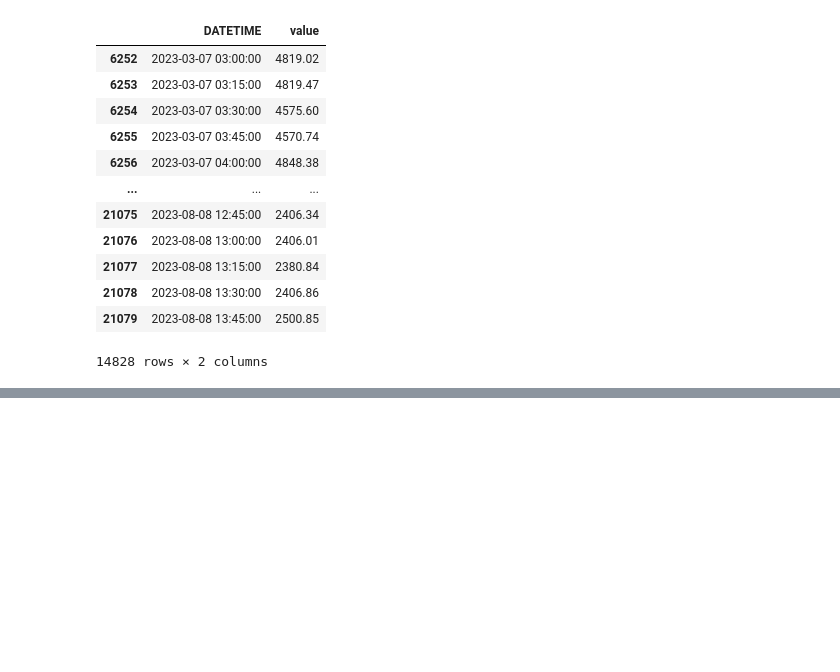
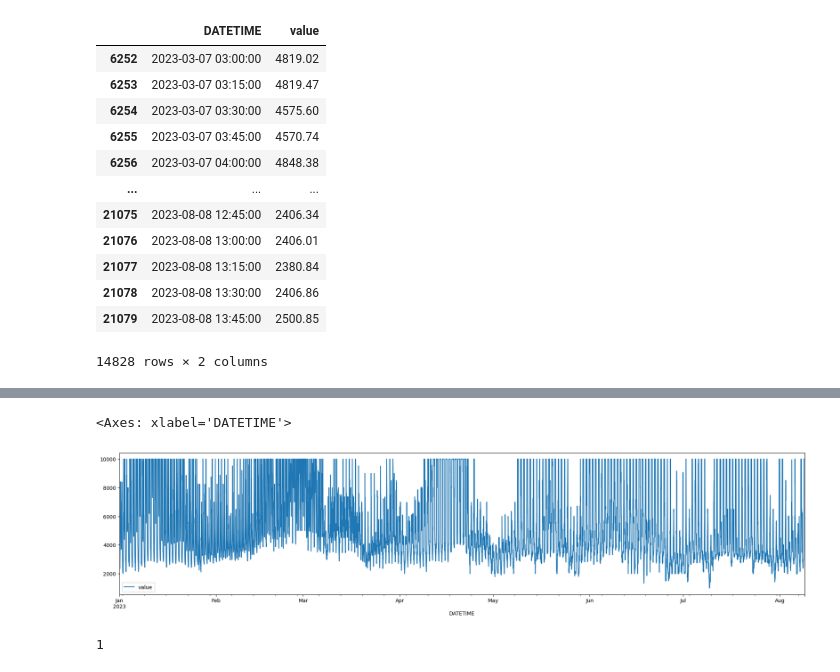
Before and after one commit to PranjalGhildiyal/TimeSeriesAnalysis-using-pmdarima, a Jupyter notebook: timeseries_analysis.ipynb, the cells around one changed output, grey strips where cells are left out. Cells and saved outputs as stored; diff of their text form; code cells hidden in the pictures; blank space fills up the shorter version.

```diff
--- a/timeseries_analysis.ipynb
+++ b/timeseries_analysis.ipynb
@@ -103,0 +132,5 @@ Text(0.5, 1.0, 'Ausbeer Seasonal Decomposition')
+# %%
+data.plot(figsize= (24, 5), x='DATETIME')
+# %% [output]
+<Axes: xlabel='DATETIME'>
+[figure, added]
@@ -103,0 +150,4 @@ Text(0.5, 1.0, 'Ausbeer Seasonal Decomposition')
+# %%
+n_diffs
+# %% [output]
+1
```
Also changed, not shown: parts of 39 cells of this notebook, 1 other file.
